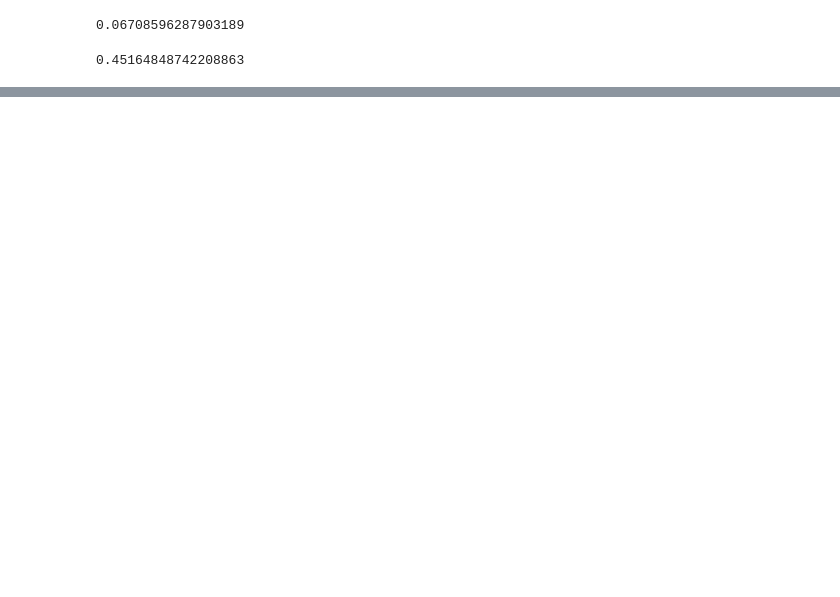
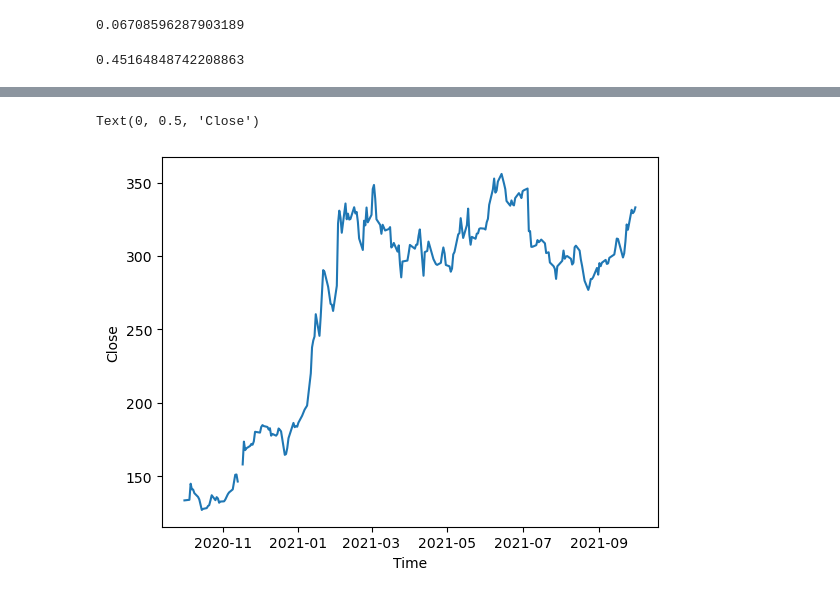
Before and after one commit to aryansanchiya/ML2, a Jupyter notebook: Cha - 02 - Probability Dist. & Hypothesis Tests.ipynb, the cells around one changed output, grey strips where cells are left out. Cells and saved outputs as stored; diff of their text form; code cells hidden in the pictures; blank space fills up the shorter version.

```diff
--- a/Cha - 02 - Probability Dist. & Hypothesis Tests.ipynb
+++ b/Cha - 02 - Probability Dist. & Hypothesis Tests.ipynb
@@ -130,0 +308,2 @@ stats.poisson.cdf(5,10)
+# %%
+tata_df = tata_df[["Date","Close"]]
@@ -130,0 +326,2 @@ stats.poisson.cdf(5,10)
+# %%
+tata_df = tata_df.set_index(pd.DatetimeIndex(tata_df['Date']))
@@ -130,0 +345,7 @@ stats.poisson.cdf(5,10)
+# %%
+plt.plot(tata_df.Close)
+plt.xlabel("Time")
+plt.ylabel("Close")
+# %% [output]
+Text(0, 0.5, 'Close')
+[figure, added]
```
Also changed, not shown: parts of 49 cells of this notebook, 3 other files.
